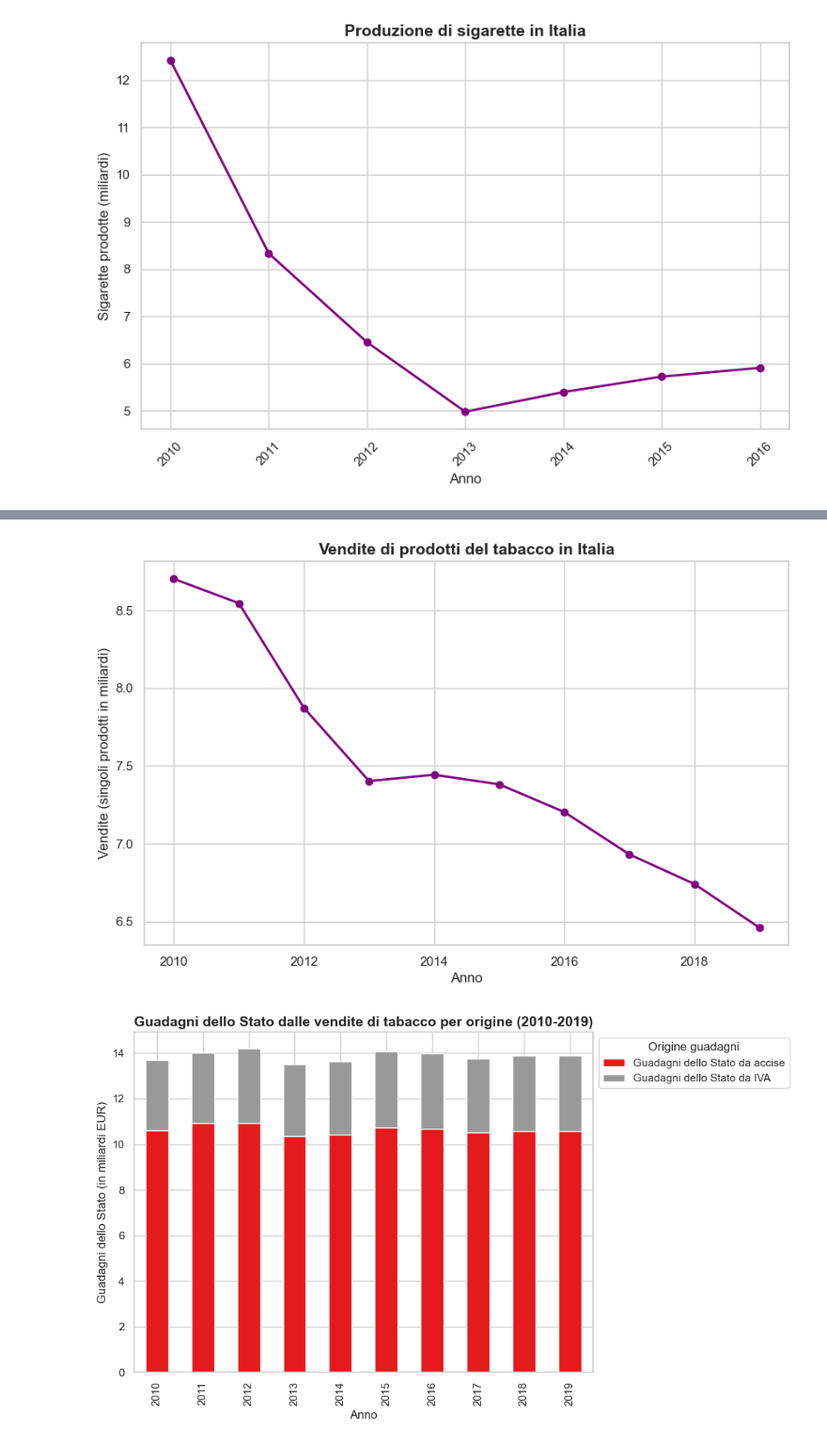
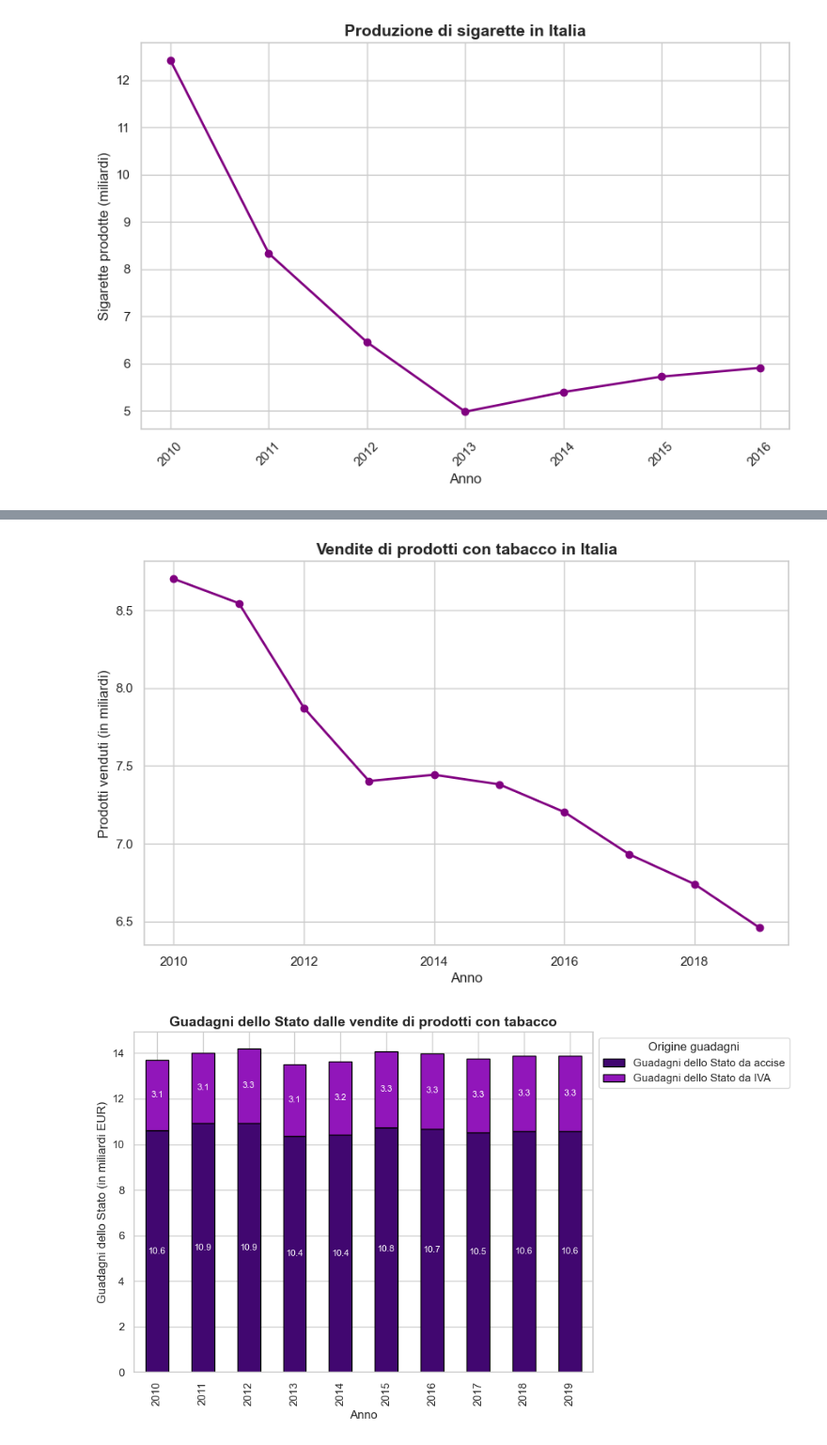
Before and after one commit to FilippoCarini/VisualizzazioneScientifica, a Jupyter notebook: codice.ipynb, the cells around one changed output, grey strips where cells are left out. Shown at 94% size. Cells and saved outputs as stored; diff of their text form; code cells hidden in the pictures.

```diff
--- a/codice.ipynb
+++ b/codice.ipynb
@@ -234,15 +234,25 @@ pivot = df_2023.pivot_table(
 # Normalizzazione al 100%
 pivot_pct = pivot.div(pivot.sum(axis=1), axis=0) * 100
 
+colors=['#ffcc99','#66b3ff','#99ff99','#ff6666']
 # Grafico
-pivot_pct.plot(
+ax = pivot_pct.plot(
     kind='bar',
     stacked=True,
     figsize=(10,6),
-    colormap='tab20'
+    color = colors,
+    edgecolor='black'
 )
 
-plt.ylabel("Distribuzione percentuale")
+for container in ax.containers:
+    ax.bar_label(
+        container,
+        fmt='%.1f%%',
+        label_type='center',
+        fontsize=9
+    )
+ax.yaxis.set_major_formatter(mtick.FuncFormatter(lambda x, _: f"{int(x)}%"))
+plt.ylabel("Distribuzione")
 plt.xlabel("Classe di età")
 plt.title("Composizione dei fumatori per titolo di studio e classe di età (2023)",fontsize=14, fontweight="bold")
 plt.legend(title="Titolo di studio", bbox_to_anchor=(1.05, 1), loc='upper left') #sposto legenda fuori
@@ -267,7 +277,6 @@ df_filtered = df[(df["TIME_PERIOD"] == 2023) &
 #cambio il nome di una categoria per renderla più leggibile nel grafico
 df_filtered['Condizione e posizione nella professione'] = df_filtered['Condizione e posizione nella professione'].replace('Lavoratore in proprio, coadiuvante familiare, co.co.co.', 'Lavoratore in proprio, coadiuvante familiare')
 
-sns.set_theme(style="whitegrid")
 plt.figure(figsize=(10,6))
 bars = sns.barplot(x='Osservazione', y='Condizione e posizione nella professione', data=df_filtered, palette='OrRd')
 
@@ -527,12 +539,12 @@ vendite = df['Data'] / 1e10  # conversione in miliardi
 plt.figure(figsize=(10,6))
 plt.plot(df['Year'], vendite, marker='o', color='purple', linewidth=2.0)
 
-plt.title("Vendite di prodotti del tabacco in Italia",fontsize=14, fontweight="bold")
+plt.title("Vendite di prodotti con tabacco in Italia",fontsize=14, fontweight="bold")
 plt.xlabel("Anno")
-plt.ylabel("Vendite (singoli prodotti in miliardi)")
+plt.ylabel("Prodotti venduti (in miliardi)")
 plt.show()
 # %% [output]
-[figure, old version]
+[figure, new version]
 # %%
 df = pd.read_excel('dati\\guadagni stato.xlsx')
 
@@ -540,38 +552,47 @@ pivot_abs = df.pivot_table(
     values='Data',
     index='Year',
     columns='Variable',
     aggfunc='sum'
 )
 pivot_abs = pivot_abs / 1e9  # conversione in miliardi
 
 
 
 rename_dict = {
     'Government revenues from VAT (Value Added Tax) on tobacco products': 'Guadagni dello Stato da IVA',
     'Government revenues from the excise taxes on tobacco products': 'Guadagni dello Stato da accise'
 }
 pivot_abs = pivot_abs.rename(columns=rename_dict)
 pivot_abs = pivot_abs[['Guadagni dello Stato da accise', 'Guadagni dello Stato da IVA']]
+colors = ['#410770', '#9116ba']
 # Grafico stacked
-pivot_abs.plot(
+ax = pivot_abs.plot(
     kind='bar',
     stacked=True,
     figsize=(10,6),
-    colormap='Set1' #cambiare sul set di viola
+    color=colors,
+    edgecolor='black'
 )
-
+for container in ax.containers:
+    ax.bar_label(
+        container,
+        fmt='%.1f',
+        label_type='center',
+        fontsize=9,
+        color = 'white'
+    )
 
 plt.ylabel("Guadagni dello Stato (in miliardi EUR)")
 plt.xlabel("Anno")
-plt.title("Guadagni dello Stato dalle vendite di tabacco per origine (2010-2019)",fontsize=14, fontweight="bold")
+plt.title("Guadagni dello Stato dalle vendite di prodotti con tabacco",fontsize=14, fontweight="bold")
 plt.legend(title="Origine guadagni", bbox_to_anchor=(1, 1))
 plt.tight_layout()
 plt.show()
 
 #Le accise costituiscono la componente strutturale del gettito,
 # mentre l’IVA rappresenta una quota aggiuntiva proporzionale al prezzo finale.
 # %% [output]
-[figure, old version]
+[figure, new version]
 # %%
 # Load data from CSV file
 df = pd.read_csv('dati\\Smoking prevalence by sex.csv')
```
Also changed, not shown: parts of 7 cells of this notebook.
